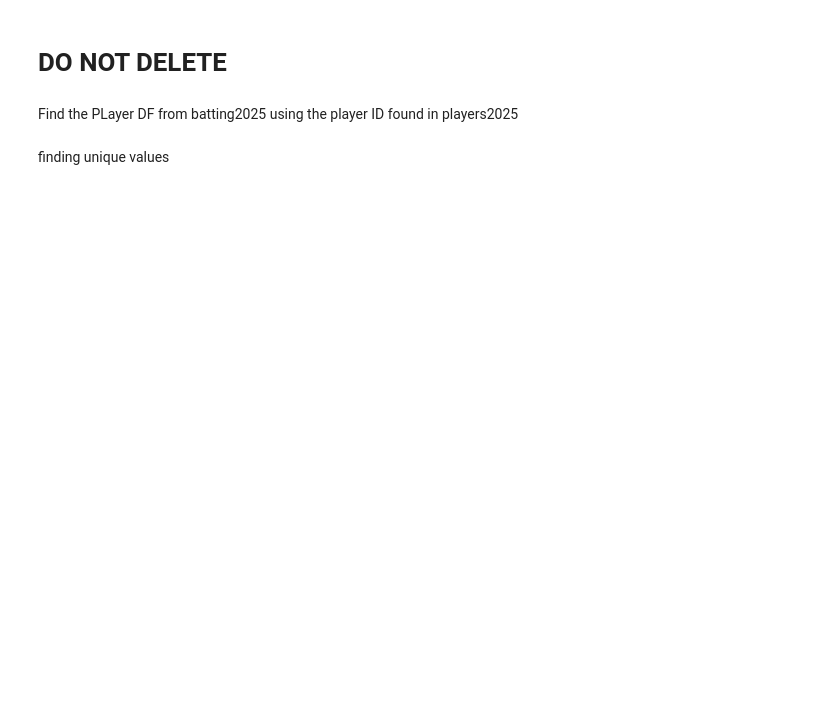
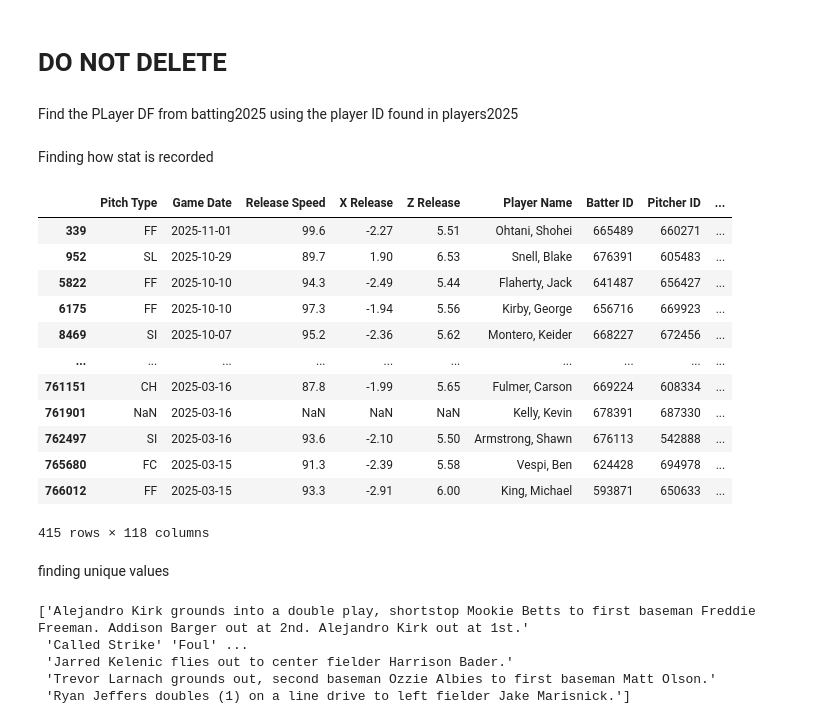
Before and after one commit to Jimbii216/py4da, a Jupyter notebook: baseballStatistics/programs/programs/statLookup.ipynb, the cells around one changed output. Saved outputs shown, nothing was run; the diff lists cells and outputs as text; code cells hidden in the pictures; blank space fills up the shorter version.

Commit message:
new functions
new functions for stats

```diff
--- a/baseballStatistics/programs/programs/statLookup.ipynb
+++ b/baseballStatistics/programs/programs/statLookup.ipynb
@@ -141,5 +425,3 @@ print('Intentional Walks: ' + str(count))
 #return(count)
 # %%
 IBB(playerDF)
-# %%
-runsScores(events2025)
@@ -207,0 +565,2 @@ playerScores
+# %%
+runsScored(events2025)
@@ -288,8 +789,34 @@ playerLookup = playerid_lookup(playerLastName, playerFirstName)
 playerID = playerLookup['key_mlbam'][0]
 # %%
 playerID
+# %% [markdown]
+Finding how stat is recorded
+# %%
+testEvents = (events2025[events2025['Play Description'].str.contains('caught stealing')])
+# %%
+testEvents
+# %% [output]
+|  | Pitch Type | Game Date | Release Speed | X Release | Z Release | Player Name | Batter ID | Pitcher ID | ... |
+| 339 | FF | 2025-11-01 | 99.6 | -2.27 | 5.51 | Ohtani, Shohei | 665489 | 660271 | ... |
+| 952 | SL | 2025-10-29 | 89.7 | 1.90 | 6.53 | Snell, Blake | 676391 | 605483 | ... |
+| 5822 | FF | 2025-10-10 | 94.3 | -2.49 | 5.44 | Flaherty, Jack | 641487 | 656427 | ... |
+| 6175 | FF | 2025-10-10 | 97.3 | -1.94 | 5.56 | Kirby, George | 656716 | 669923 | ... |
+| 8469 | SI | 2025-10-07 | 95.2 | -2.36 | 5.62 | Montero, Keider | 668227 | 672456 | ... |
+| ... | ... | ... | ... | ... | ... | ... | ... | ... | ... |
+| 761151 | CH | 2025-03-16 | 87.8 | -1.99 | 5.65 | Fulmer, Carson | 669224 | 608334 | ... |
+| 761901 | NaN | 2025-03-16 | NaN | NaN | NaN | Kelly, Kevin | 678391 | 687330 | ... |
+| 762497 | SI | 2025-03-16 | 93.6 | -2.10 | 5.50 | Armstrong, Shawn | 676113 | 542888 | ... |
+| 765680 | FC | 2025-03-15 | 91.3 | -2.39 | 5.58 | Vespi, Ben | 624428 | 694978 | ... |
+| 766012 | FF | 2025-03-15 | 93.3 | -2.91 | 6.00 | King, Michael | 593871 | 650633 | ... |
+415 rows × 118 columns
 # %% [markdown]
 finding unique values
 # %%
-unique_B = df['B'].unique()
+unique_B = events2025['Play Description'].unique()
 print(unique_B)
+# %% [output]
+['Alejandro Kirk grounds into a double play, shortstop Mookie Betts to first baseman Freddie Freeman. Addison Barger out at 2nd. Alejandro Kirk out at 1st.'
+ 'Called Strike' 'Foul' ...
+ 'Jarred Kelenic flies out to center fielder Harrison Bader.'
+ 'Trevor Larnach grounds out, second baseman Ozzie Albies to first baseman Matt Olson.'
+ 'Ryan Jeffers doubles (1) on a line drive to left fielder Jake Marisnick.']
```
Also changed, not shown: parts of 59 cells of this notebook.
